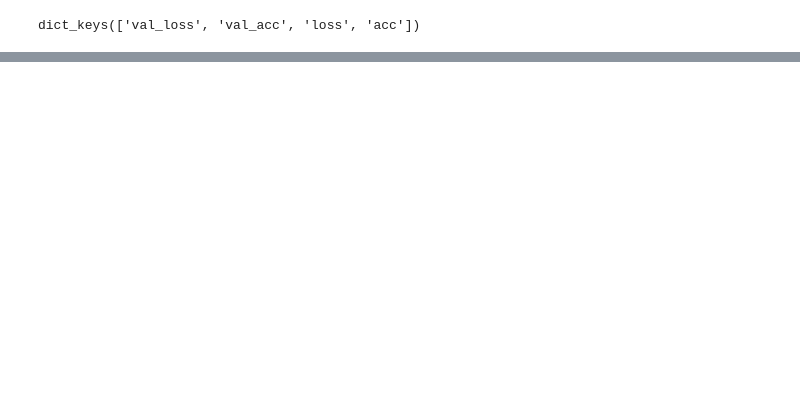
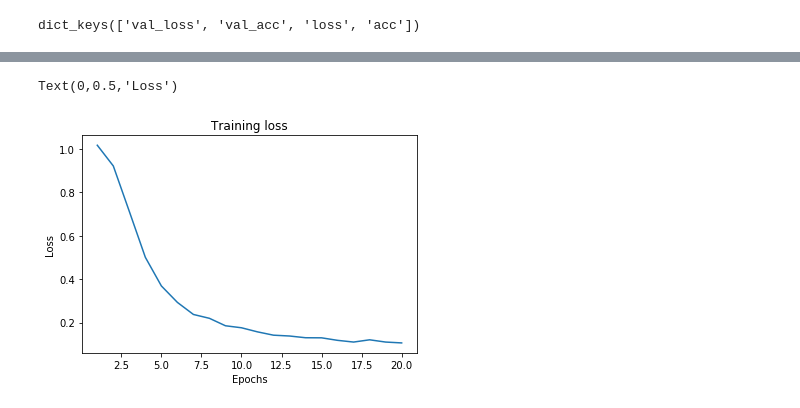
Before and after one commit to naquech-DS/dsc-4-final-project-online-ds-ft-112618, a Jupyter notebook: student.ipynb, the cells around one changed output, grey strips where cells are left out. Drawn from its saved outputs; the diff is of its cells as text; code cells hidden in the pictures; blank space fills up the shorter version.

```diff
--- a/student.ipynb
+++ b/student.ipynb
@@ -686,0 +668,14 @@ Text(0,0.5,'Accuracy')
+# %%
+embedding_size = 128
+input_ = Input(shape=(100,))
+x = Embedding(input_dim=20000, output_dim=embedding_size)(input_)
+x = Conv1D(filters=100, kernel_size=4, padding='same', activation='relu')(x)
+x = GlobalMaxPool1D()(x)
+x = Dropout(rate=0.5)(x)
+x = Dense(units=50, activation='relu')(x)
+x = Dropout(rate=0.5)(x)
+x = Dense(units=3, activation='sigmoid')(x)
+
+cnn_model = Model(inputs=input_, outputs=x)
+# %%
+cnn_model.compile(optimizer='adam', loss='categorical_crossentropy', metrics=['accuracy'])
@@ -686,0 +702,2 @@ Text(0,0.5,'Accuracy')
+# %%
+cnn_hist = cnn_model.fit(x=x_train, y=y_train, batch_size=32, epochs=20, validation_split=0.1)
@@ -686,0 +751,14 @@ Text(0,0.5,'Accuracy')
+# %%
+cnn_dict = cnn_hist.history
+# %%
+# loss vs the number of epochs
+loss = cnn_dict['loss']
+epochs = range(1, len(loss)+1)
+plt.plot(epochs, loss);
+
+plt.title('Training loss')
+plt.xlabel('Epochs')
+plt.ylabel('Loss')
+# %% [output]
+Text(0,0.5,'Loss')
+[figure, added]
```
Also changed, not shown: parts of 34 cells of this notebook, 1 other file.
